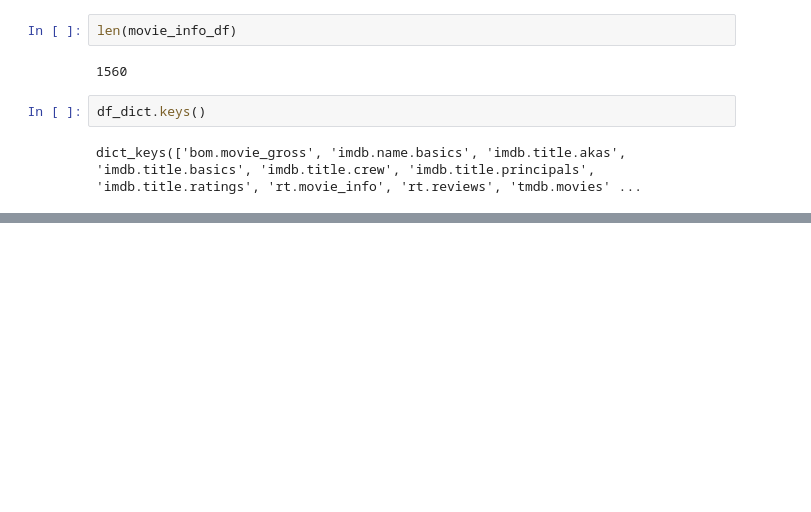
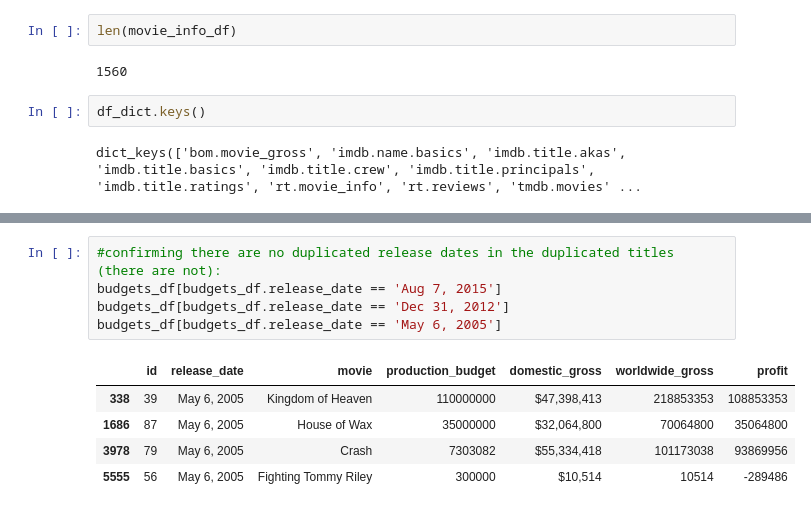
Before and after one commit to jmillerbrooks/mod_1_git_lab, a Jupyter notebook: eda.ipynb, the cells around one changed output, grey strips where cells are left out. Cells and saved outputs as stored; diff of their text form; blank space fills up the shorter version.

```diff
--- a/eda.ipynb
+++ b/eda.ipynb
@@ -183,0 +207,11 @@ Name: genres, Length: 1085, dtype: int64
+# %%
+#confirming there are no duplicated release dates in the duplicated titles (there are not):
+budgets_df[budgets_df.release_date == 'Aug 7, 2015']
+budgets_df[budgets_df.release_date == 'Dec 31, 2012']
+budgets_df[budgets_df.release_date == 'May 6, 2005']
+# %% [output]
+|  | id | release_date | movie | production_budget | domestic_gross | worldwide_gross | profit |
+| 338 | 39 | May 6, 2005 | Kingdom of Heaven | 110000000 | $47,398,413 | 218853353 | 108853353 |
+| 1686 | 87 | May 6, 2005 | House of Wax | 35000000 | $32,064,800 | 70064800 | 35064800 |
+| 3978 | 79 | May 6, 2005 | Crash | 7303082 | $55,334,418 | 101173038 | 93869956 |
+| 5555 | 56 | May 6, 2005 | Fighting Tommy Riley | 300000 | $10,514 | 10514 | -289486 |
```
Also changed, not shown: parts of 14 cells of this notebook.
